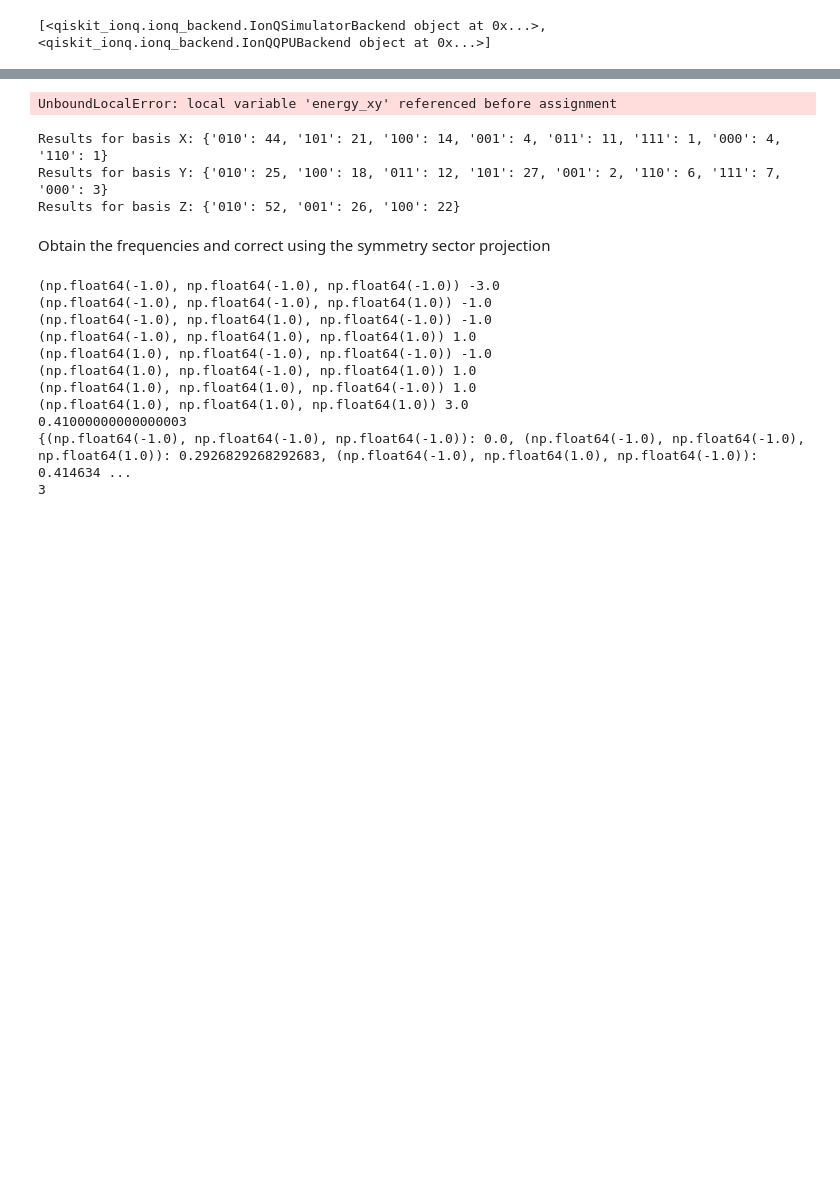
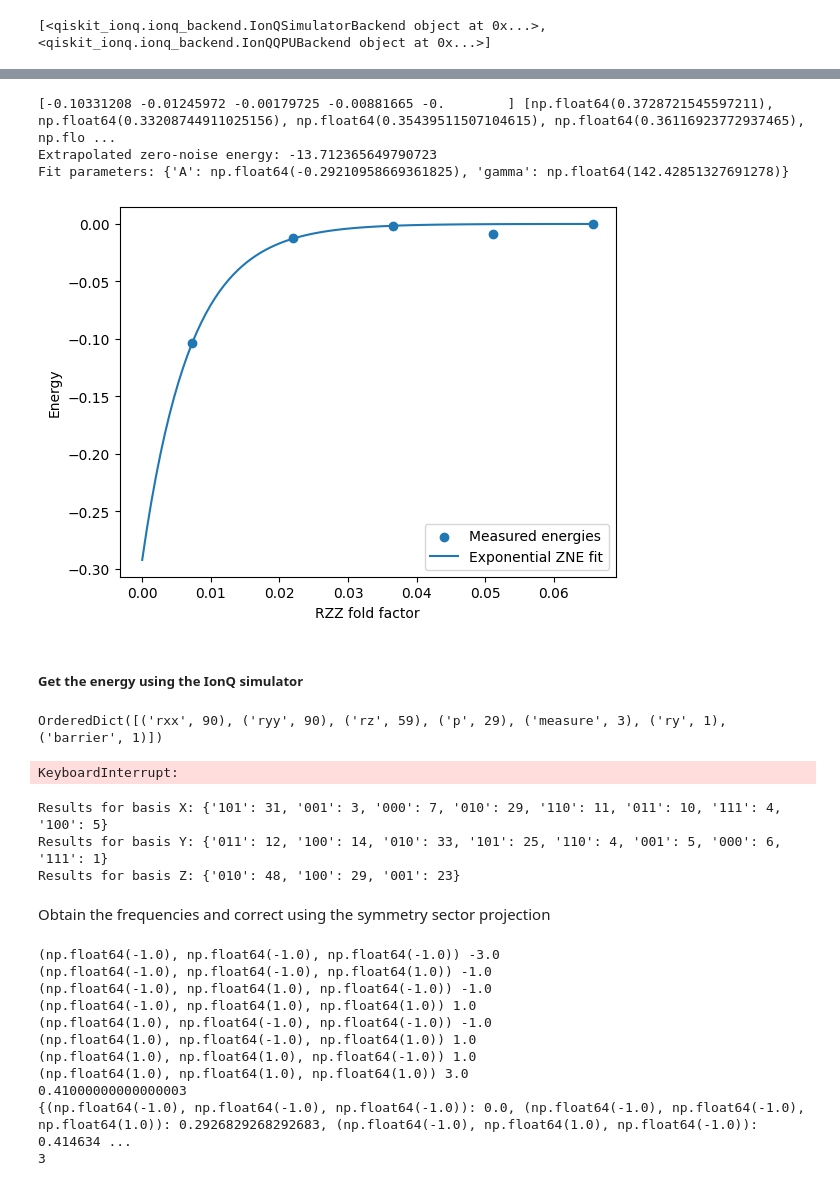
Before and after one commit to emacosta95/3rdQA4NSM, a Jupyter notebook: QA4Ion-Q.ipynb, the cells around one changed output, grey strips where cells are left out. Saved outputs shown, nothing was run; the diff lists cells and outputs as text; code cells hidden in the pictures; blank space fills up the shorter version.

```diff
--- a/QA4Ion-Q.ipynb
+++ b/QA4Ion-Q.ipynb
@@ -245,0 +363,22 @@ Get the numbers of the Energy
+# %%
+from qiskit import transpile
+
+shots=1000
+
+circuit_z=QAHe6.circuit_measure_z()
+circuit_x=QAHe6.circuit_measure_x()
+circuit_y=QAHe6.circuit_measure_y()
+
+basis_gates=['rzz','h','s','rz','x','y','z']
+
+circuit_x_transpiled=transpile(circuit_x,basis_gates=basis_gates,optimization_level=3)
+circuit_y_transpiled=transpile(circuit_y,basis_gates=basis_gates,optimization_level=3)
+circuit_z_transpiled=transpile(circuit_z,basis_gates=basis_gates,optimization_level=3)
+
+noisy_backend =  AerSimulator(noise_model=noise_model)
+
+print(circuit_x.count_ops())
+print(circuit_x_transpiled.count_ops())
+energy_z,energy_xy,energy_xy_renormalized,p_sector=ionq_energy_expectation([circuit_x_transpiled,circuit_y_transpiled,circuit_z_transpiled],shots=shots,backend=noisy_backend,hamiltonian=hamiltonian_target,nparticle_sector=1)
+
+print("Energy from IonQ noisy simulation:",energy_z,energy_xy,energy_xy_renormalized,p_sector,energy_xy_renormalized+energy_z)
@@ -246,3 +541,32 @@ Get the numbers of the Energy
+# %%
+
+
+de=(energy_results[-1]-np.asarray(energy_results))/energy_results[-1]
+print(de,std_energy_results)
+
+A, fit_params = exponential_zne(np.asarray(repetitions)*p_2q, de)
+print("Extrapolated zero-noise energy:", (1-A)*energy_results[-1])
+print("Fit parameters:", fit_params)
+# %% [output]
+[-0.10331208 -0.01245972 -0.00179725 -0.00881665 -0.        ] [np.float64(0.3728721545597211), np.float64(0.33208744911025156), np.float64(0.35439511507104615), np.float64(0.36116923772937465), np.flo ...
+Extrapolated zero-noise energy: -13.712365649790723
+Fit parameters: {'A': np.float64(-0.29210958669361825), 'gamma': np.float64(142.42851327691278)}
+# %%
+import matplotlib.pyplot as plt
+
+x_fit = np.linspace(0, max(repetitions)*p_2q, 100)
+y_fit = fit_params["A"] * np.exp(-fit_params["gamma"] * x_fit)
+
+plt.scatter(np.asarray(repetitions)*p_2q, de, label="Measured energies")
+plt.plot(x_fit, y_fit, label="Exponential ZNE fit")
+plt.xlabel("RZZ fold factor")
+plt.ylabel("Energy")
+plt.legend()
+plt.show()
+# %% [output]
+[figure, added]
+# %% [markdown]
+##### Get the energy using the IonQ simulator
 # %%
 from qiskit import QuantumCircuit
 from qiskit.primitives import StatevectorSampler
@@ -253,13 +577,14 @@ from src.qiskit_utils import ionq_energy_expectation
 provider = IonQProvider(token="3LIAGvfKIPYBGrhES6VujeFSTI3uwDWI")
 #noisy_backend = provider.get_backend("ionq_simulator",gateset="native")
 noisy_backend = provider.get_backend("ionq_simulator")
-noisy_backend.set_options(noise_model="forte-1")
+noisy_backend.set_options(noise_model="forte-enterprise-1")
 #noisy_backend=BasicSimulator()
 shots=1000
 
 # get the circuits for each basis measurement
 circuit_z=QAHe6.circuit_measure_z()
 ionq_circuit_transpiled_z=transpile(circuit_z, backend=noisy_backend,optimization_level=1)
+print(ionq_circuit_transpiled_z.count_ops())
 
 circuit_y=QAHe6.circuit_measure_y()
 ionq_circuit_transpiled_y=transpile(circuit_y, backend=noisy_backend,optimization_level=1)
@@ -269,38 +594,39 @@ ionq_circuit_transpiled_x=transpile(circuit_x, backend=noisy_backend,optimizatio
 
 # Run the circuit on the IonQ simulator with forte-1 noise model
 #results = get_shots_qiskit(ionq_circuit_transpiled_x, ionq_circuit_transpiled_y, ionq_circuit_transpiled_z, shots=shots,backend=noisy_backend)
-energy,energy_z,energy_xy=ionq_energy_expectation([ionq_circuit_transpiled_x,ionq_circuit_transpiled_y,ionq_circuit_transpiled_z],shots=shots,backend=noisy_backend,hamiltonian=hamiltonian_target,nparticle_sector=1)
+energy_z,energy_xy,energy_xy_renormalized,p_sector=ionq_energy_expectation([ionq_circuit_transpiled_x,ionq_circuit_transpiled_y,ionq_circuit_transpiled_z],shots=shots,backend=noisy_backend,hamiltonian=hamiltonian_target,nparticle_sector=1)
 
-print("Energy from IonQ noisy simulation:",energy,energy_z,energy_xy)
+print("Energy from IonQ noisy simulation:",energy_z,energy_xy,energy_xy_renormalized,p_sector,energy_xy_renormalized+energy_z)
 # %% [output]
-UnboundLocalError: local variable 'energy_xy' referenced before assignment
+OrderedDict([('rxx', 90), ('ryy', 90), ('rz', 59), ('p', 29), ('measure', 3), ('ry', 1), ('barrier', 1)])
+KeyboardInterrupt:
 # %%
 from qiskit import QuantumCircuit
 from qiskit.primitives import StatevectorSampler
 from qiskit_ionq import IonQProvider
 from src.qiskit_utils import  obtain_frequencies_qiskit,get_shots_qiskit,compute_energy
 provider = IonQProvider(token="3LIAGvfKIPYBGrhES6VujeFSTI3uwDWI")
-noisy_backend = provider.get_backend("ionq_simulator",)
-noisy_backend.set_options(noise_model="forte-1",sampler_seed=42)
+noisy_backend = provider.get_backend("ionq_simulator")
+#noisy_backend.set_options(noise_model="forte-1",sampler_seed=42)
 noisy_backend=BasicSimulator()
 shots=100
 
 # get the circuits for each basis measurement
 circuit_z=QAHe6.circuit_measure_z()
-ionq_circuit_transpiled_z=transpile(circuit_z, backend=noisy_backend,optimization_level=2)
+ionq_circuit_transpiled_z=transpile(circuit_z, backend=noisy_backend,optimization_level=1)
 
 circuit_y=QAHe6.circuit_measure_y()
-ionq_circuit_transpiled_y=transpile(circuit_y, backend=noisy_backend,optimization_level=2)
+ionq_circuit_transpiled_y=transpile(circuit_y, backend=noisy_backend,optimization_level=1)
 
 circuit_x=QAHe6.circuit_measure_x()
-ionq_circuit_transpiled_x=transpile(circuit_x, backend=noisy_backend,optimization_level=2)
+ionq_circuit_transpiled_x=transpile(circuit_x, backend=noisy_backend,optimization_level=1)
 
 # Run the circuit on the IonQ simulator with forte-1 noise model
 results = get_shots_qiskit(ionq_circuit_transpiled_x, ionq_circuit_transpiled_y, ionq_circuit_transpiled_z, shots=shots,backend=noisy_backend)
 # %% [output]
-Results for basis X: {'010': 44, '101': 21, '100': 14, '001': 4, '011': 11, '111': 1, '000': 4, '110': 1}
-Results for basis Y: {'010': 25, '100': 18, '011': 12, '101': 27, '001': 2, '110': 6, '111': 7, '000': 3}
-Results for basis Z: {'010': 52, '001': 26, '100': 22}
+Results for basis X: {'101': 31, '001': 3, '000': 7, '010': 29, '110': 11, '011': 10, '111': 4, '100': 5}
+Results for basis Y: {'011': 12, '100': 14, '010': 33, '101': 25, '110': 4, '001': 5, '000': 6, '111': 1}
+Results for basis Z: {'010': 48, '100': 29, '001': 23}
 # %% [markdown]
 Obtain the frequencies and correct using the symmetry sector projection
 # %%
```
Also changed, not shown: parts of 20 cells of this notebook, 2 other files.
